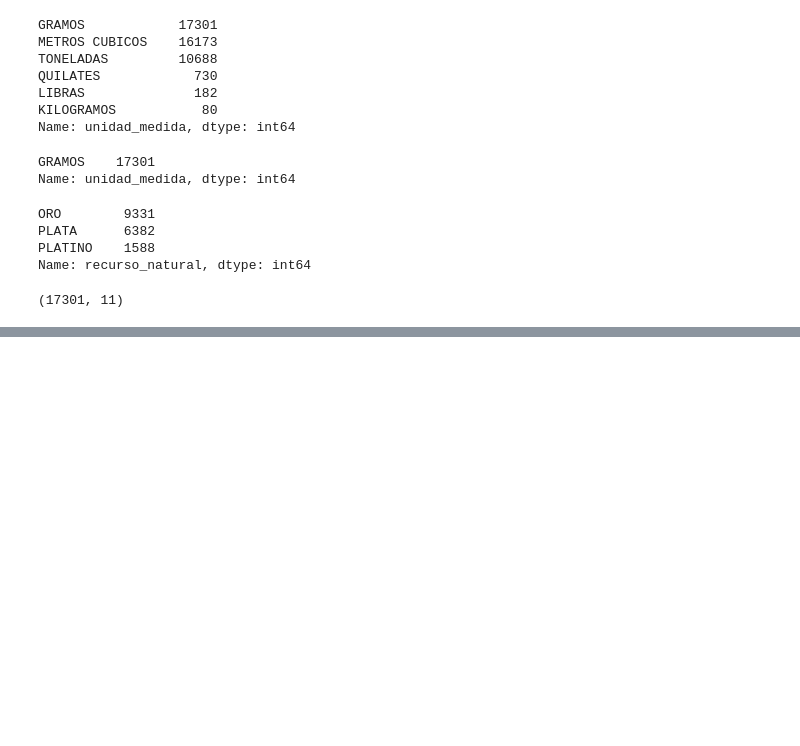
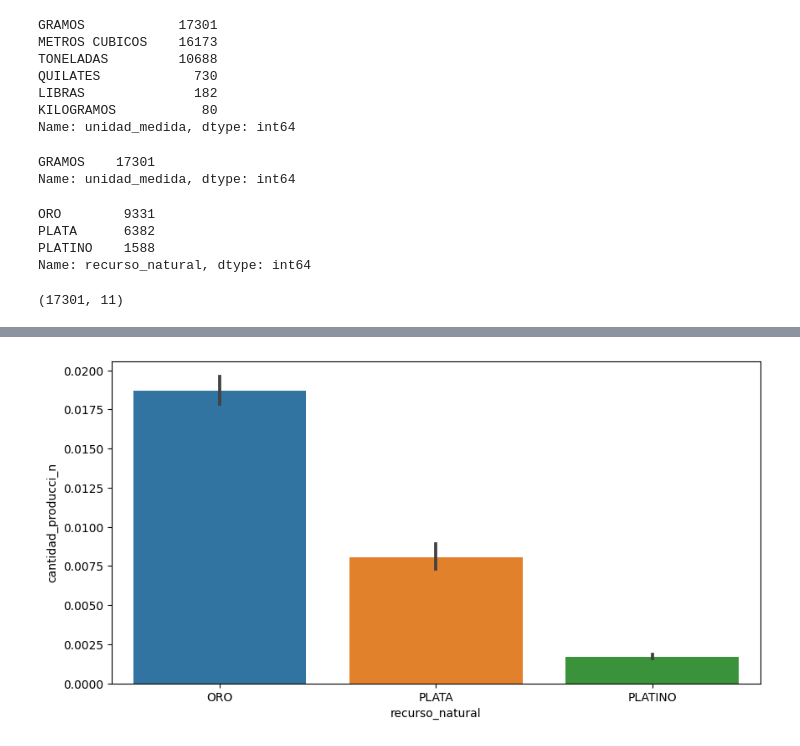
Before and after one commit to Gatos-de-negocios-BI/Proyecto2, a Jupyter notebook: entendimiento-mineriaInfo.ipynb, the cells around one changed output, grey strips where cells are left out. Saved outputs shown, nothing was run; the diff lists cells and outputs as text; code cells hidden in the pictures; blank space fills up the shorter version.

```diff
--- a/entendimiento-mineriaInfo.ipynb
+++ b/entendimiento-mineriaInfo.ipynb
@@ -123,2 +132,18 @@ df.shape
+# %%
+from sklearn.preprocessing import MinMaxScaler
+import numpy as np
+
+# apply normalization techniques
+column = 'cantidad_producci_n'
+df[column] = MinMaxScaler().fit_transform(np.array(df[column]).reshape(-1,1))
+# %%
+import matplotlib.pyplot as plt
+import seaborn as sns
+
+plt.figure(figsize=(10,5))
+sns.barplot(x='recurso_natural', y='cantidad_producci_n', data=df)
+plt.show()
+# %% [output]
+[figure, added]
 # %%
 df.to_csv('Datos/mineriaInfo_limpio.csv', index=False, decimal='.', sep=';')
```
Also changed, not shown: parts of 1 cell of this notebook, 3 other files.
